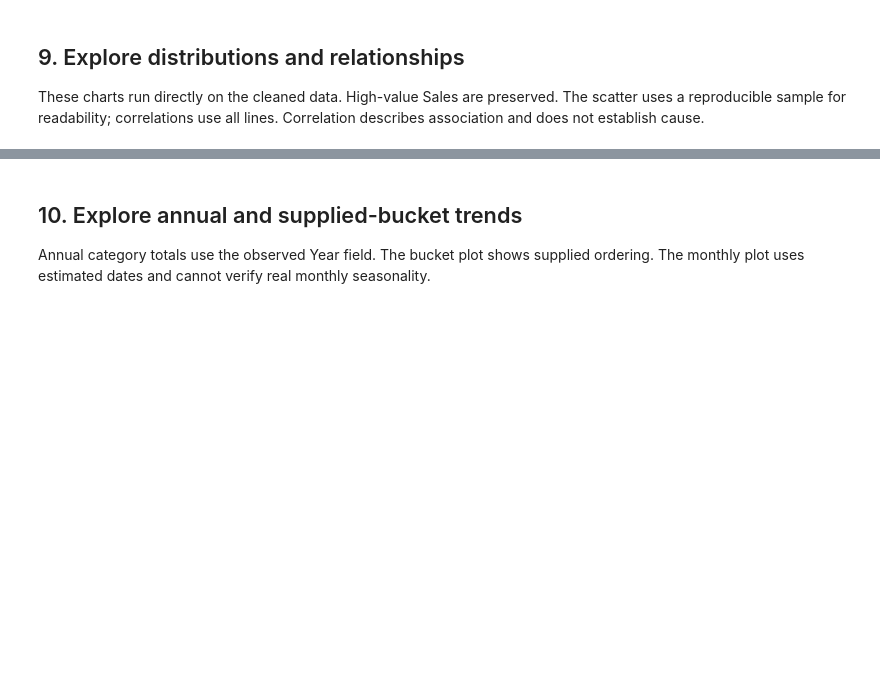
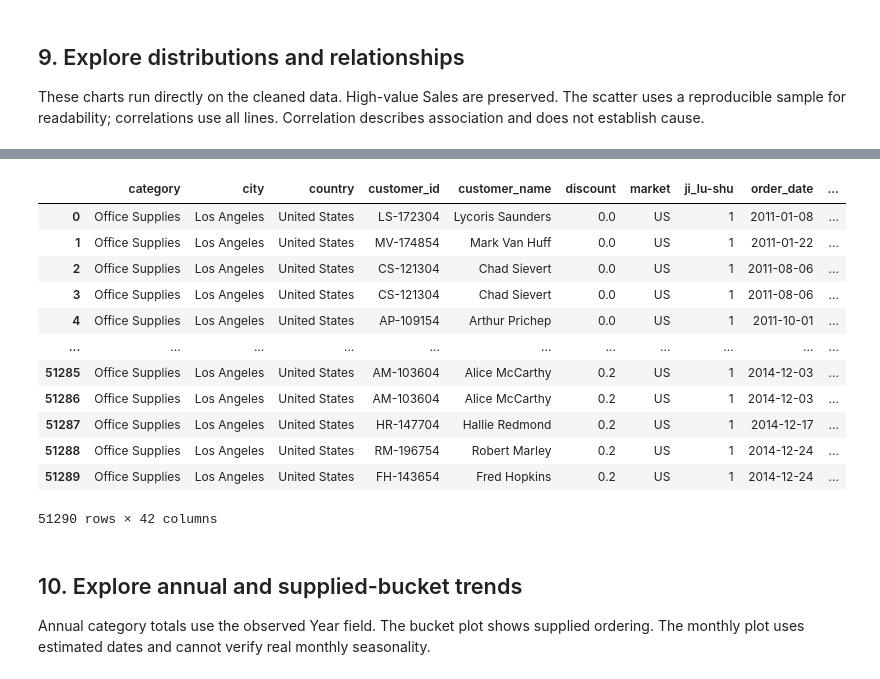
Before and after one commit to jishnujs1990/Study, a Jupyter notebook: RevenueVision_Final_Project.ipynb, the cells around one changed output, grey strips where cells are left out. Saved outputs shown, nothing was run; the diff lists cells and outputs as text; code cells hidden in the pictures; blank space fills up the shorter version.

```diff
--- a/RevenueVision_Final_Project.ipynb
+++ b/RevenueVision_Final_Project.ipynb
@@ -370,3 +336,19 @@ plt.show()
+# %%
+df
+# %% [output]
+|  | category | city | country | customer_id | customer_name | discount | market | ji_lu-shu | order_date | ... |
+| 0 | Office Supplies | Los Angeles | United States | LS-172304 | Lycoris Saunders | 0.0 | US | 1 | 2011-01-08 | ... |
+| 1 | Office Supplies | Los Angeles | United States | MV-174854 | Mark Van Huff | 0.0 | US | 1 | 2011-01-22 | ... |
+| 2 | Office Supplies | Los Angeles | United States | CS-121304 | Chad Sievert | 0.0 | US | 1 | 2011-08-06 | ... |
+| 3 | Office Supplies | Los Angeles | United States | CS-121304 | Chad Sievert | 0.0 | US | 1 | 2011-08-06 | ... |
+| 4 | Office Supplies | Los Angeles | United States | AP-109154 | Arthur Prichep | 0.0 | US | 1 | 2011-10-01 | ... |
+| ... | ... | ... | ... | ... | ... | ... | ... | ... | ... | ... |
+| 51285 | Office Supplies | Los Angeles | United States | AM-103604 | Alice McCarthy | 0.2 | US | 1 | 2014-12-03 | ... |
+| 51286 | Office Supplies | Los Angeles | United States | AM-103604 | Alice McCarthy | 0.2 | US | 1 | 2014-12-03 | ... |
+| 51287 | Office Supplies | Los Angeles | United States | HR-147704 | Hallie Redmond | 0.2 | US | 1 | 2014-12-17 | ... |
+| 51288 | Office Supplies | Los Angeles | United States | RM-196754 | Robert Marley | 0.2 | US | 1 | 2014-12-24 | ... |
+| 51289 | Office Supplies | Los Angeles | United States | FH-143654 | Fred Hopkins | 0.2 | US | 1 | 2014-12-24 | ... |
+51290 rows × 42 columns
 # %% [markdown]
 ## 10. Explore annual and supplied-bucket trends
 Annual category totals use the observed Year field. The bucket plot shows supplied ordering.
```
Also changed, not shown: parts of 13 cells of this notebook.
